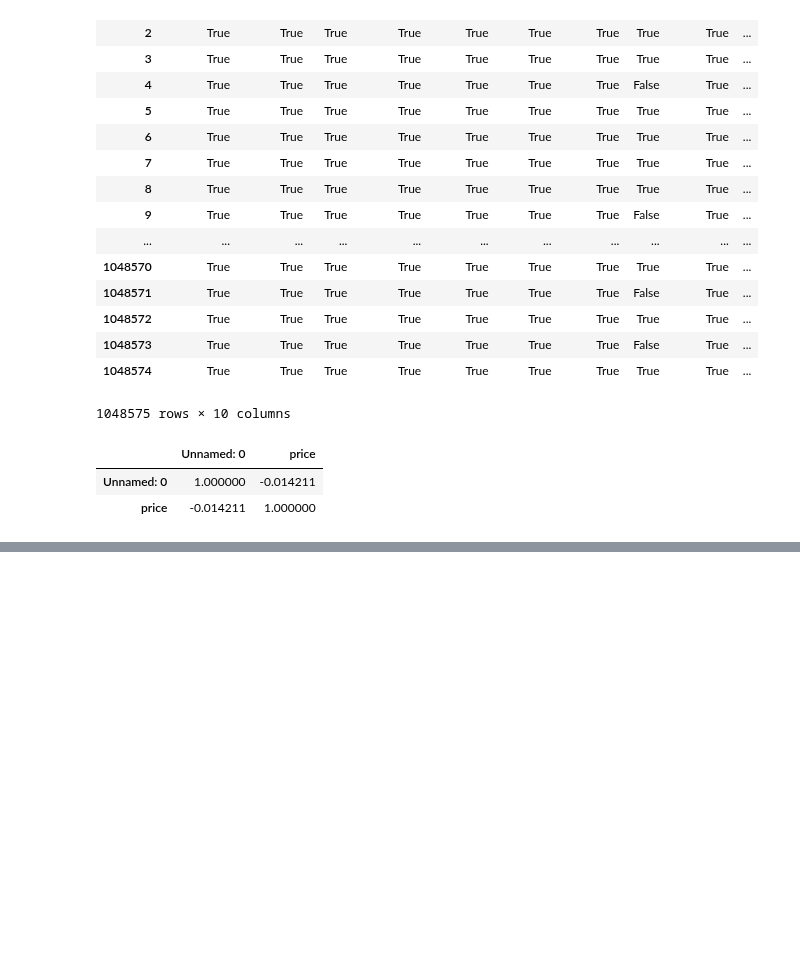
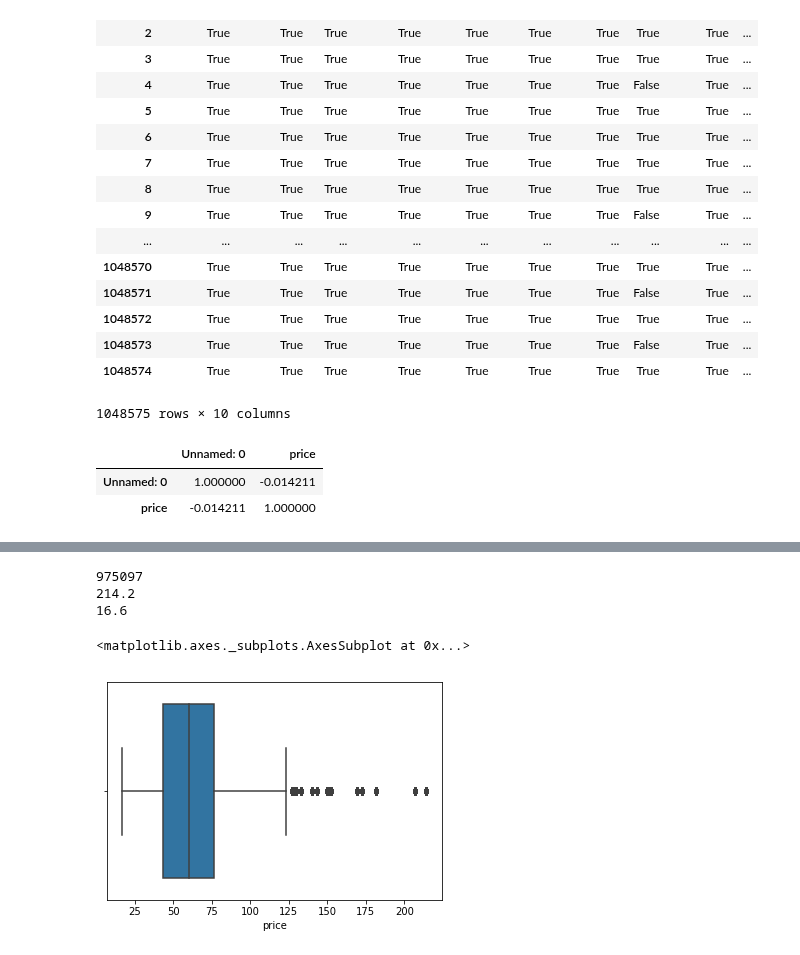
Before and after one commit to SANYAM1996/scatter-plotter, a Jupyter notebook: SP_TRAIN.ipynb, the cells around one changed output, grey strips where cells are left out. Drawn from its saved outputs; the diff is of its cells as text; code cells hidden in the pictures; blank space fills up the shorter version.

```diff
--- a/SP_TRAIN.ipynb
+++ b/SP_TRAIN.ipynb
@@ -437,0 +473,11 @@ newdf.corr()
+# %%
+print (data.price.count())
+print (max(data.price))
+print (min(data.price))
+sns.boxplot(data.price)
+# %% [output]
+975097
+214.2
+16.6
+<matplotlib.axes._subplots.AxesSubplot at 0x...>
+[figure, added]
```
Also changed, not shown: parts of 17 cells of this notebook, 1 other file.
